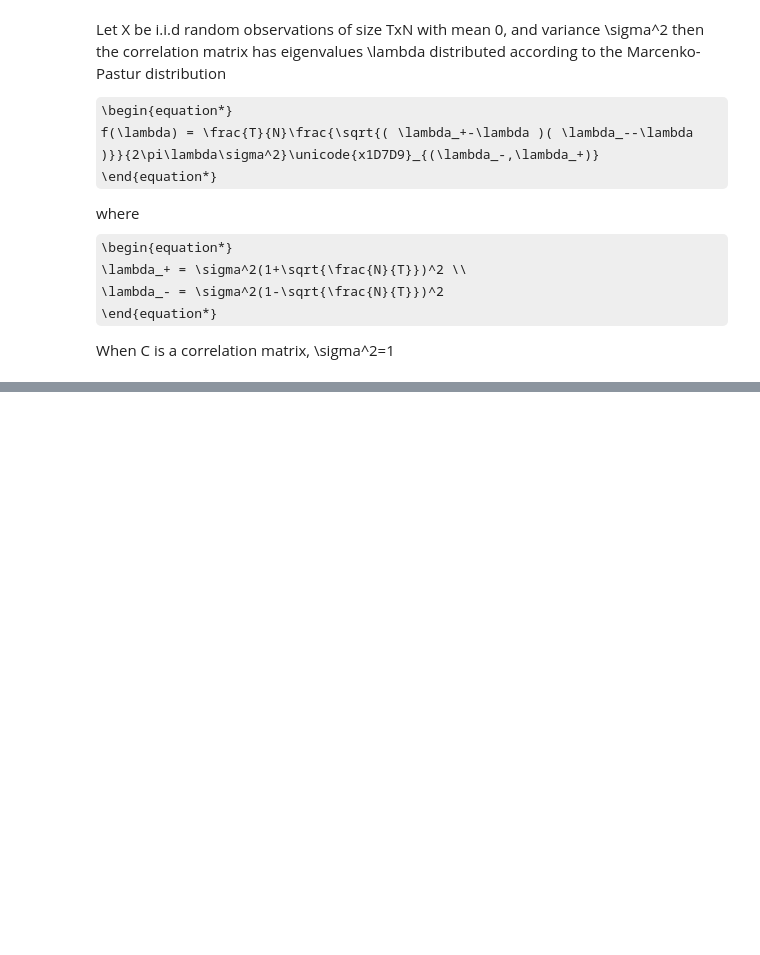
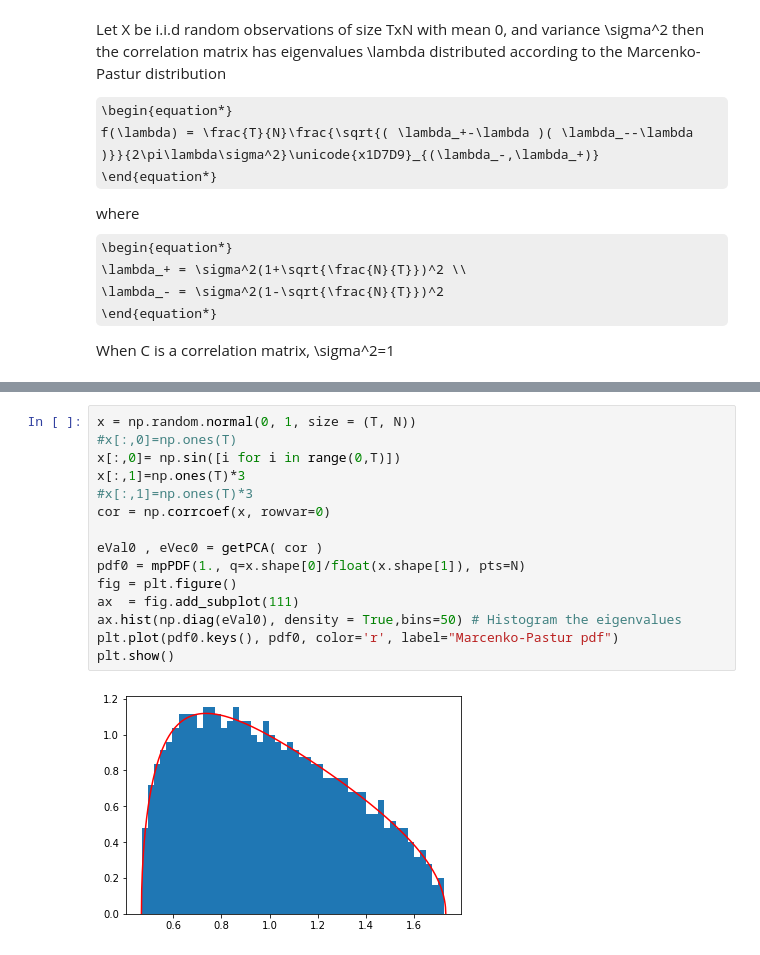
Before and after one commit to emoen/demo_Marchenko_Pastur_Analysis, a Jupyter notebook: demo_MarcenkoPastur_on_time_series.ipynb, the cells around one changed output, grey strips where cells are left out. Drawn from its saved outputs; the diff is of its cells as text; some formulas as TeX source; blank space fills up the shorter version.

```diff
--- a/demo_MarcenkoPastur_on_time_series.ipynb
+++ b/demo_MarcenkoPastur_on_time_series.ipynb
@@ -41,0 +94,17 @@ plt.plot(pdf0.keys(), pdf0, color='r', label="Marcenko-Pastur pdf")
+# %%
+x = np.random.normal(0, 1, size = (T, N))
+#x[:,0]=np.ones(T)
+x[:,0]= np.sin([i for i in range(0,T)])
+x[:,1]=np.ones(T)*3
+#x[:,1]=np.ones(T)*3
+cor = np.corrcoef(x, rowvar=0)
+
+eVal0 , eVec0 = getPCA( cor )
+pdf0 = mpPDF(1., q=x.shape[0]/float(x.shape[1]), pts=N)
+fig = plt.figure()
+ax  = fig.add_subplot(111)
+ax.hist(np.diag(eVal0), density = True,bins=50) # Histogram the eigenvalues
+plt.plot(pdf0.keys(), pdf0, color='r', label="Marcenko-Pastur pdf")
+plt.show()
+# %% [output]
+[figure, added]
```
Also changed, not shown: parts of 8 cells of this notebook.
